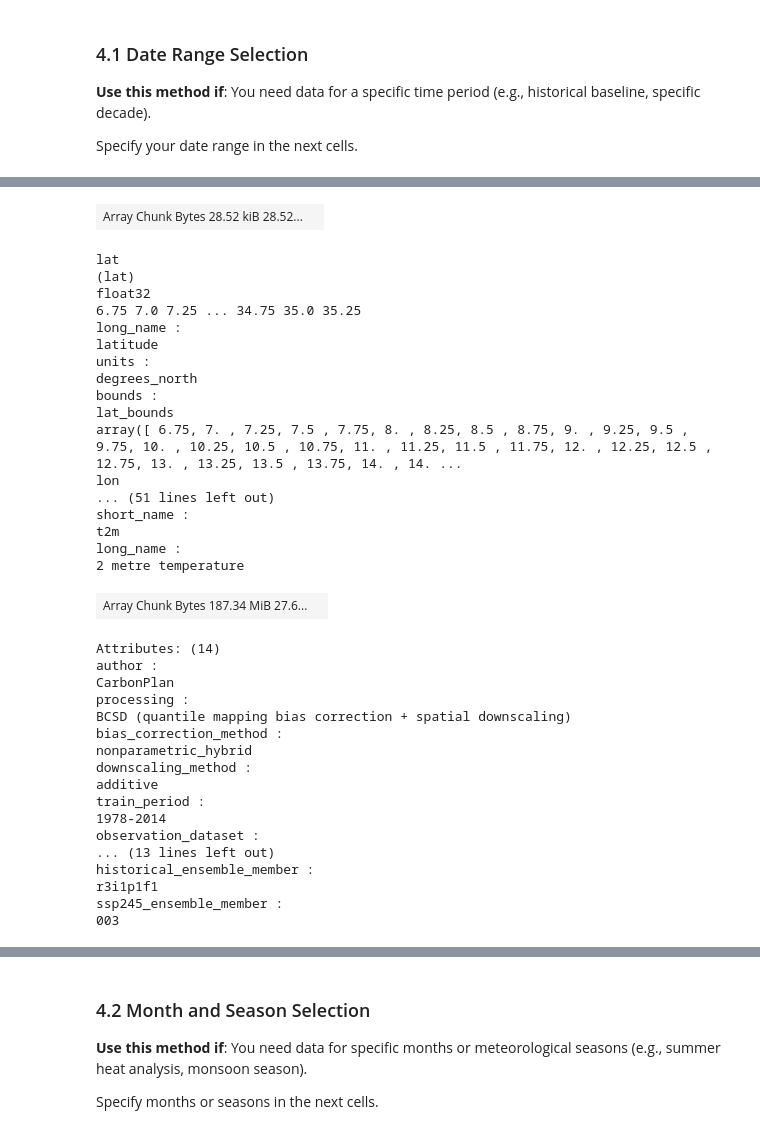
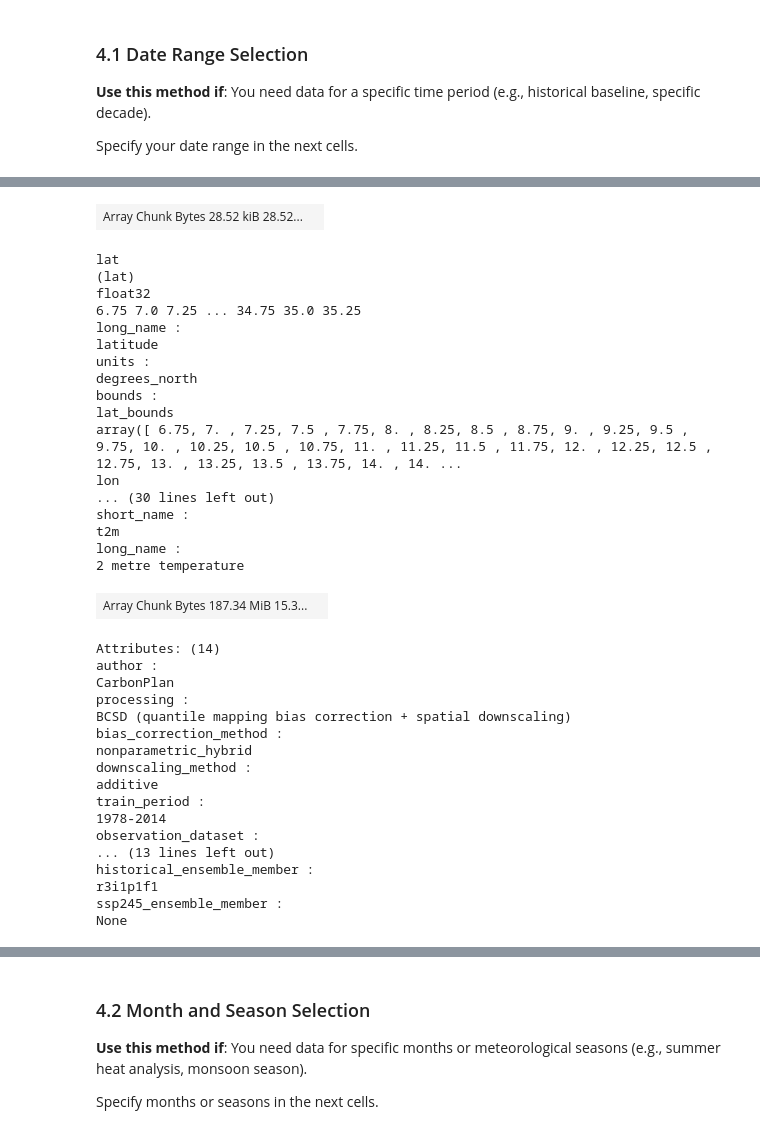
Before and after one commit to carbonplan/srm-downscaling-data-utils, a Jupyter notebook: notebooks/subsetting-and-exporting.ipynb, the cells around one changed output, grey strips where cells are left out. Saved outputs shown, nothing was run; the diff lists cells and outputs as text; code cells hidden in the pictures.

```diff
--- a/notebooks/subsetting-and-exporting.ipynb
+++ b/notebooks/subsetting-and-exporting.ipynb
@@ -90,4 +90,10 @@ ssp245_ds = load_downscaling_store(scenario="ssp245")
 
 Choose one of the datasets: `historical`, `ssp245` or `g6-1.5k`. For the following examples, we'll use historical, but feel free to switch.
 # %%
-ds = historical_ds
+# ===== CUSTOMIZE: Choose your scenario =====
+scenario_name = "ssp245"  # "historical", "ssp245", or "g6-1.5k"
+# ============================================
+
+# No modification needed below
+ds = {"historical": historical_ds, "ssp245": ssp245_ds, "g6-1.5k": g6_ds}[scenario_name]
+ds
@@ -434,8 +533,10 @@ Clips to geometry bounds and masks values outside. Use this method for most work
 
 
 bounds = country.total_bounds
-ds_bbox_country = ds.sel(lat=slice(bounds[1], bounds[3]), lon=slice(bounds[0], bounds[2])).sortby(
-    "lat", ascending=False
+ds_bbox_country = (
+    ds.sel(lat=slice(bounds[1], bounds[3]), lon=slice(bounds[0], bounds[2]))
+    .sortby("lat", ascending=False)
+    .unify_chunks()
 )
 
 ds_clipped = (
@@ -492,8 +593,8 @@ Total time steps: 13505
 Specify your date range in the next cells.
 # %%
 # ===== CUSTOMIZE: Set your date range =====
-start_date = "1990-01-01"
-end_date = "1999-12-31"
+start_date = dates["decade_start"]
+end_date = dates["decade_end"]
 # ==========================================
 
 # No modification needed below
@@ -518,28 +619,28 @@ object
 axis :
 ... (10 lines left out)
 dayofyear
 (time)
 int64
 dask.array<chunksize=(3650,), meta=np.ndarray>
 | Array Chunk Bytes 28.52 kiB 28.52... |  |
 lat
 (lat)
 float32
 6.75 7.0 7.25 ... 34.75 35.0 35.25
 long_name :
 latitude
 units :
 degrees_north
 bounds :
 lat_bounds
 array([ 6.75, 7. , 7.25, 7.5 , 7.75, 8. , 8.25, 8.5 , 8.75, 9. , 9.25, 9.5 , 9.75, 10. , 10.25, 10.5 , 10.75, 11. , 11.25, 11.5 , 11.75, 12. , 12.25, 12.5 , 12.75, 13. , 13.25, 13.5 , 13.75, 14. , 14. ...
 lon
-... (51 lines left out)
+... (30 lines left out)
 short_name :
 t2m
 long_name :
 2 metre temperature
-| Array Chunk Bytes 187.34 MiB 27.6... |  |
+| Array Chunk Bytes 187.34 MiB 15.3... |  |
 Attributes: (14)
 author :
 CarbonPlan
@@ -556,6 +657,6 @@ observation_dataset :
 historical_ensemble_member :
 r3i1p1f1
 ssp245_ensemble_member :
-003
+None
 # %%
 # ===== CUSTOMIZE: Select a single year =====
```
Also changed, not shown: parts of 29 cells of this notebook.
